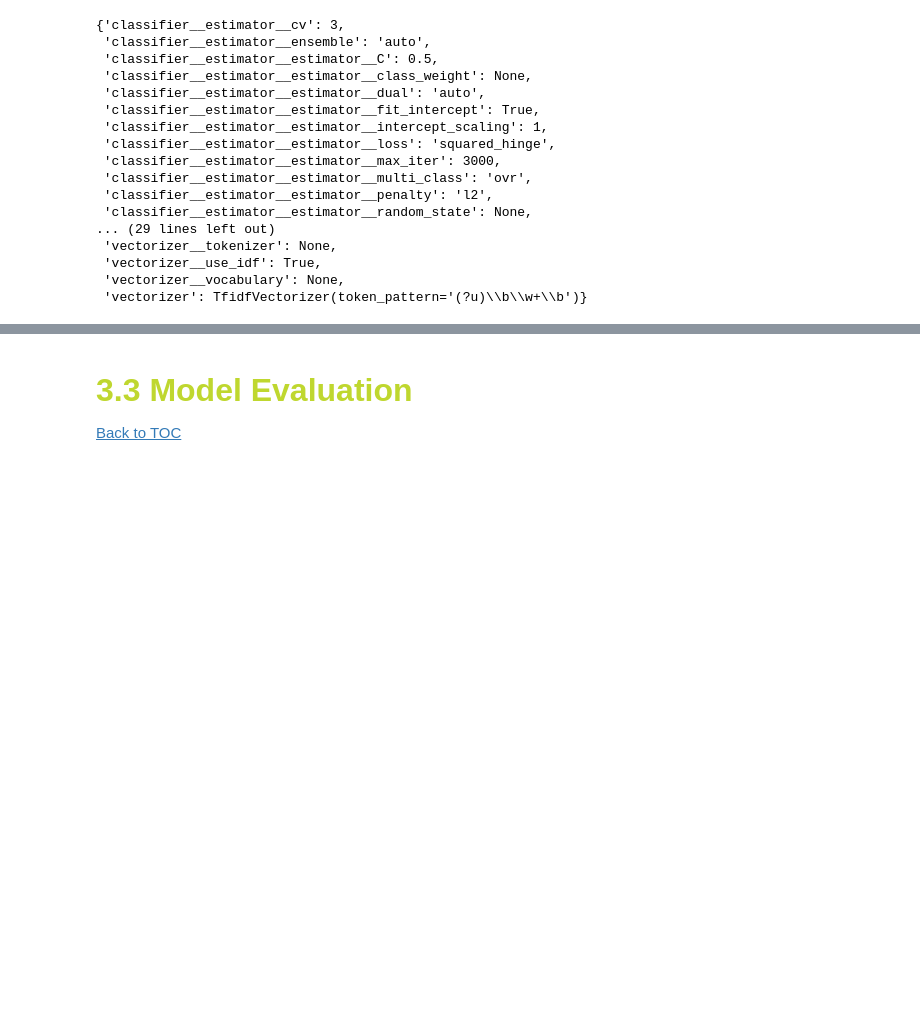
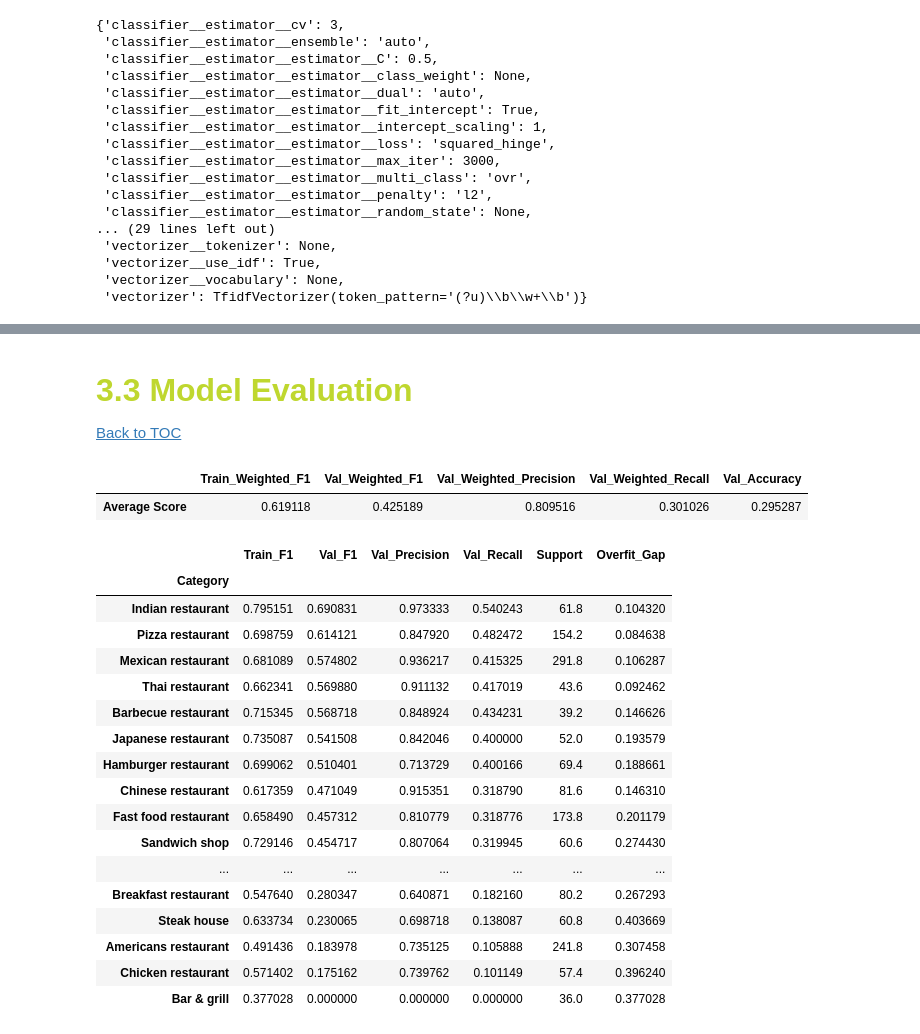
Before and after one commit to beatrizmarques2005/text_mining_in_reviews, a Jupyter notebook: notebooks/03_multilabel_classification.ipynb, the cells around one changed output, grey strips where cells are left out. Drawn from its saved outputs; the diff is of its cells as text; code cells hidden in the pictures; blank space fills up the shorter version.

```diff
--- a/notebooks/03_multilabel_classification.ipynb
+++ b/notebooks/03_multilabel_classification.ipynb
@@ -1391,4 +1396,4 @@ NameError: name 'grid_result' is not defined
 # %% [markdown]
-## <font color='#BFD72F' size=6>3.3 Model Evaluation</font> <a class="anchor" id="P3.3"></a>
+## <font color='#BFD72F' size=6>3.3 Model Evaluation</font> <a class="anchor" id="3_3"></a>
 
 [Back to TOC](#toc)
@@ -1395,10 +1402,31 @@ NameError: name 'grid_result' is not defined
 # %%
 global_results, category_results = evaluate_model_cv(
-    X=X_test_s,
-    y=y_test_merged_s,
+    X=X_test_c,
+    y=y_test_merged_c,
     classifier=grid_result.best_estimator_.classifier,
     vectorizer=tfidf_vectorizer,
     cv=mskf,
     mlb=mlb,
     wrapper_class=HermeticClassifier
 )
+# %% [output]
+|  | Train_Weighted_F1 | Val_Weighted_F1 | Val_Weighted_Precision | Val_Weighted_Recall | Val_Accuracy |
+| Average Score | 0.619118 | 0.425189 | 0.809516 | 0.301026 | 0.295287 |
+|  | Train_F1 | Val_F1 | Val_Precision | Val_Recall | Support | Overfit_Gap |
+| Category |  |  |  |  |  |  |
+| Indian restaurant | 0.795151 | 0.690831 | 0.973333 | 0.540243 | 61.8 | 0.104320 |
+| Pizza restaurant | 0.698759 | 0.614121 | 0.847920 | 0.482472 | 154.2 | 0.084638 |
+| Mexican restaurant | 0.681089 | 0.574802 | 0.936217 | 0.415325 | 291.8 | 0.106287 |
+| Thai restaurant | 0.662341 | 0.569880 | 0.911132 | 0.417019 | 43.6 | 0.092462 |
+| Barbecue restaurant | 0.715345 | 0.568718 | 0.848924 | 0.434231 | 39.2 | 0.146626 |
+| Japanese restaurant | 0.735087 | 0.541508 | 0.842046 | 0.400000 | 52.0 | 0.193579 |
+| Hamburger restaurant | 0.699062 | 0.510401 | 0.713729 | 0.400166 | 69.4 | 0.188661 |
+| Chinese restaurant | 0.617359 | 0.471049 | 0.915351 | 0.318790 | 81.6 | 0.146310 |
+| Fast food restaurant | 0.658490 | 0.457312 | 0.810779 | 0.318776 | 173.8 | 0.201179 |
+| Sandwich shop | 0.729146 | 0.454717 | 0.807064 | 0.319945 | 60.6 | 0.274430 |
+| ... | ... | ... | ... | ... | ... | ... |
+| Breakfast restaurant | 0.547640 | 0.280347 | 0.640871 | 0.182160 | 80.2 | 0.267293 |
+| Steak house | 0.633734 | 0.230065 | 0.698718 | 0.138087 | 60.8 | 0.403669 |
+| Americans restaurant | 0.491436 | 0.183978 | 0.735125 | 0.105888 | 241.8 | 0.307458 |
+| Chicken restaurant | 0.571402 | 0.175162 | 0.739762 | 0.101149 | 57.4 | 0.396240 |
+| Bar & grill | 0.377028 | 0.000000 | 0.000000 | 0.000000 | 36.0 | 0.377028 |
```
Also changed, not shown: parts of 46 cells of this notebook, 1 other file.
